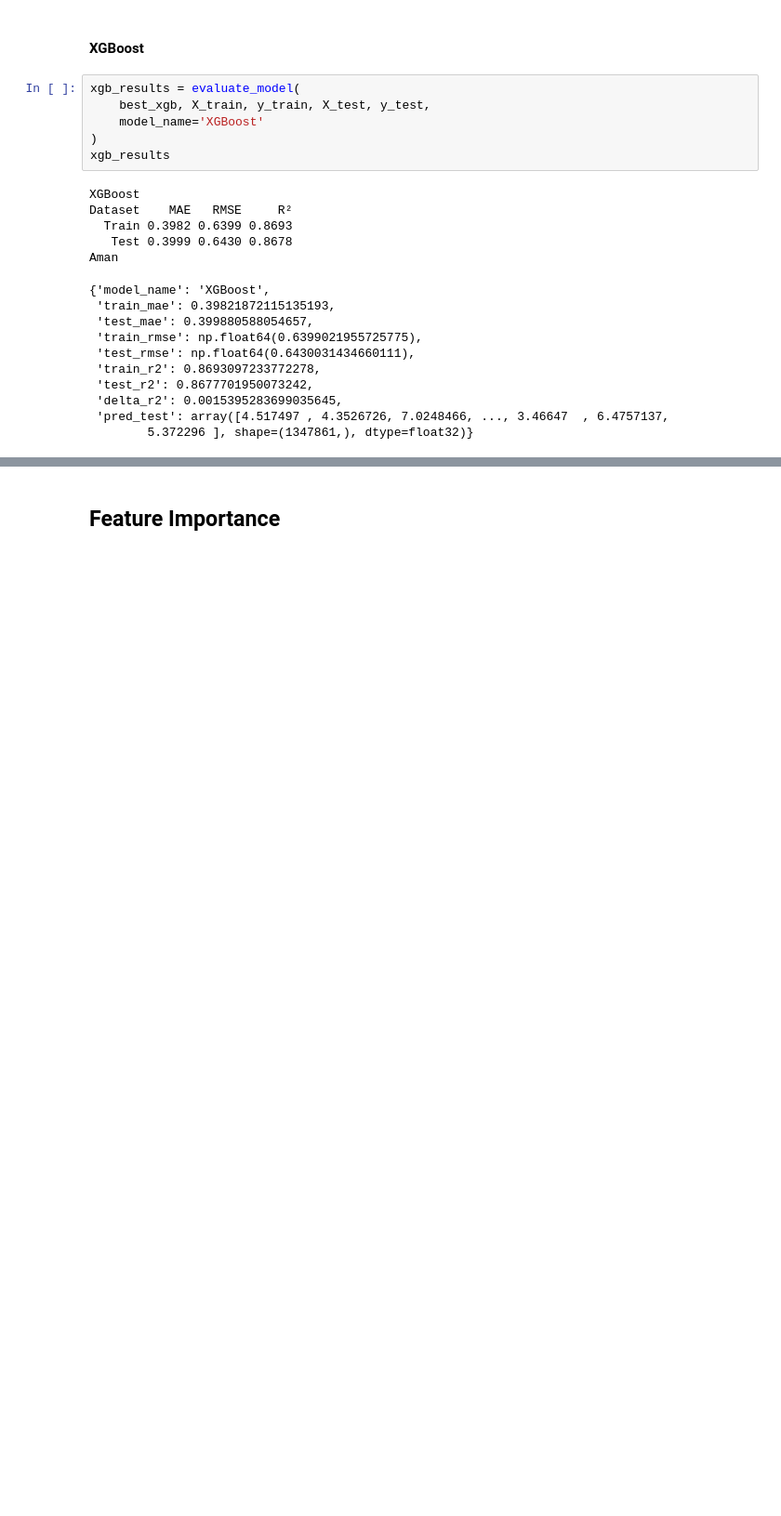
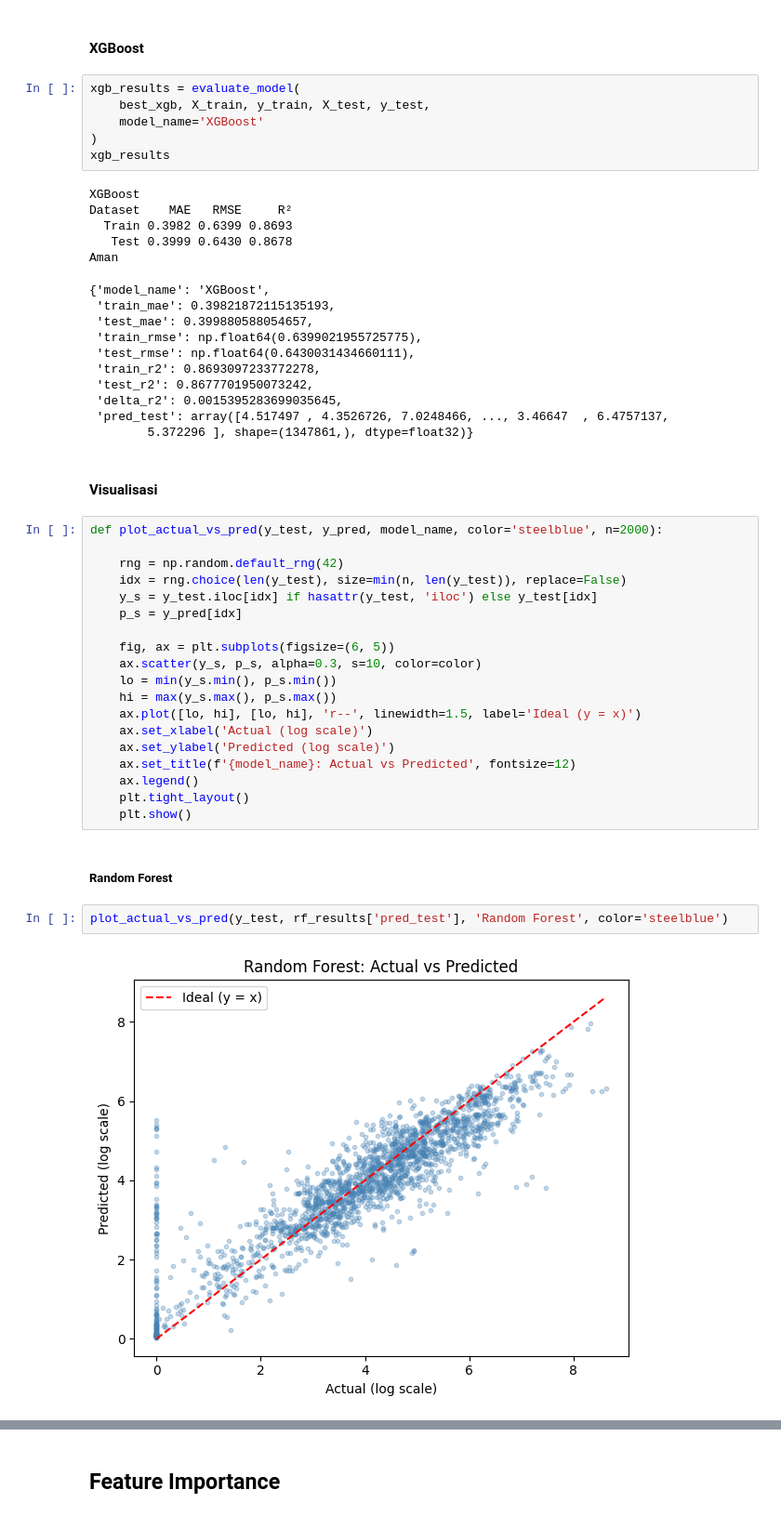
Before and after one commit to atithagtg/UAS-Pembelajaran-Mesin-Kelompok-13, a Jupyter notebook: Progress/Project ML_progress.ipynb, the cells around one changed output, grey strips where cells are left out. Shown at 93% size. Cells and saved outputs as stored; diff of their text form; blank space fills up the shorter version.

```diff
--- a/Progress/Project ML_progress.ipynb
+++ b/Progress/Project ML_progress.ipynb
@@ -1482,3 +1484,30 @@ Aman
  'delta_r2': 0.0015395283699035645,
  'pred_test': array([4.517497 , 4.3526726, 7.0248466, ..., 3.46647  , 6.4757137,
         5.372296 ], shape=(1347861,), dtype=float32)}
+# %% [markdown]
+#### Visualisasi
+# %%
+def plot_actual_vs_pred(y_test, y_pred, model_name, color='steelblue', n=2000):
+
+    rng = np.random.default_rng(42)
+    idx = rng.choice(len(y_test), size=min(n, len(y_test)), replace=False)
+    y_s = y_test.iloc[idx] if hasattr(y_test, 'iloc') else y_test[idx]
+    p_s = y_pred[idx]
+
+    fig, ax = plt.subplots(figsize=(6, 5))
+    ax.scatter(y_s, p_s, alpha=0.3, s=10, color=color)
+    lo = min(y_s.min(), p_s.min())
+    hi = max(y_s.max(), p_s.max())
+    ax.plot([lo, hi], [lo, hi], 'r--', linewidth=1.5, label='Ideal (y = x)')
+    ax.set_xlabel('Actual (log scale)')
+    ax.set_ylabel('Predicted (log scale)')
+    ax.set_title(f'{model_name}: Actual vs Predicted', fontsize=12)
+    ax.legend()
+    plt.tight_layout()
+    plt.show()
+# %% [markdown]
+##### Random Forest
+# %%
+plot_actual_vs_pred(y_test, rf_results['pred_test'], 'Random Forest', color='steelblue')
+# %% [output]
+[figure, added]
```
Also changed, not shown: parts of 20 cells of this notebook.
